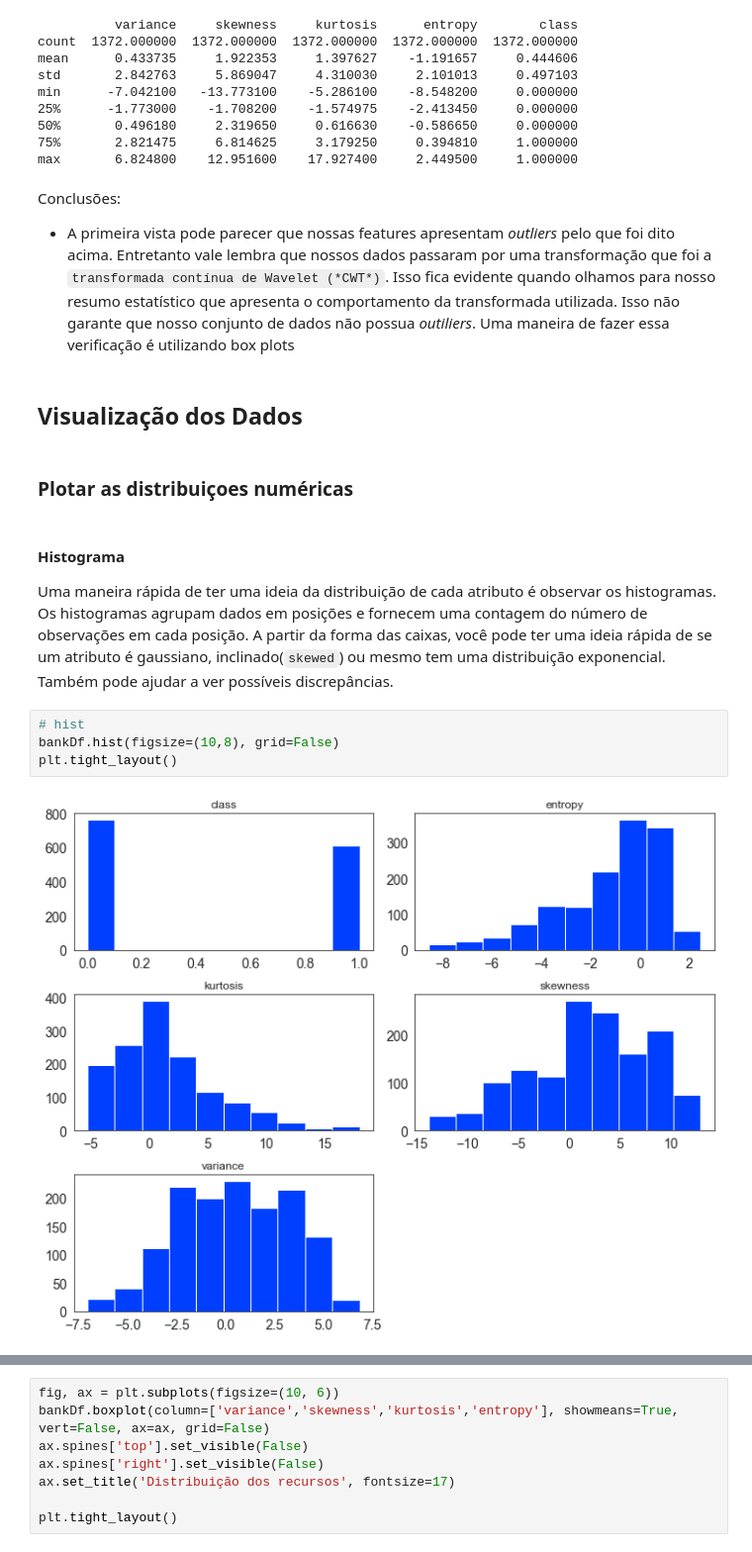
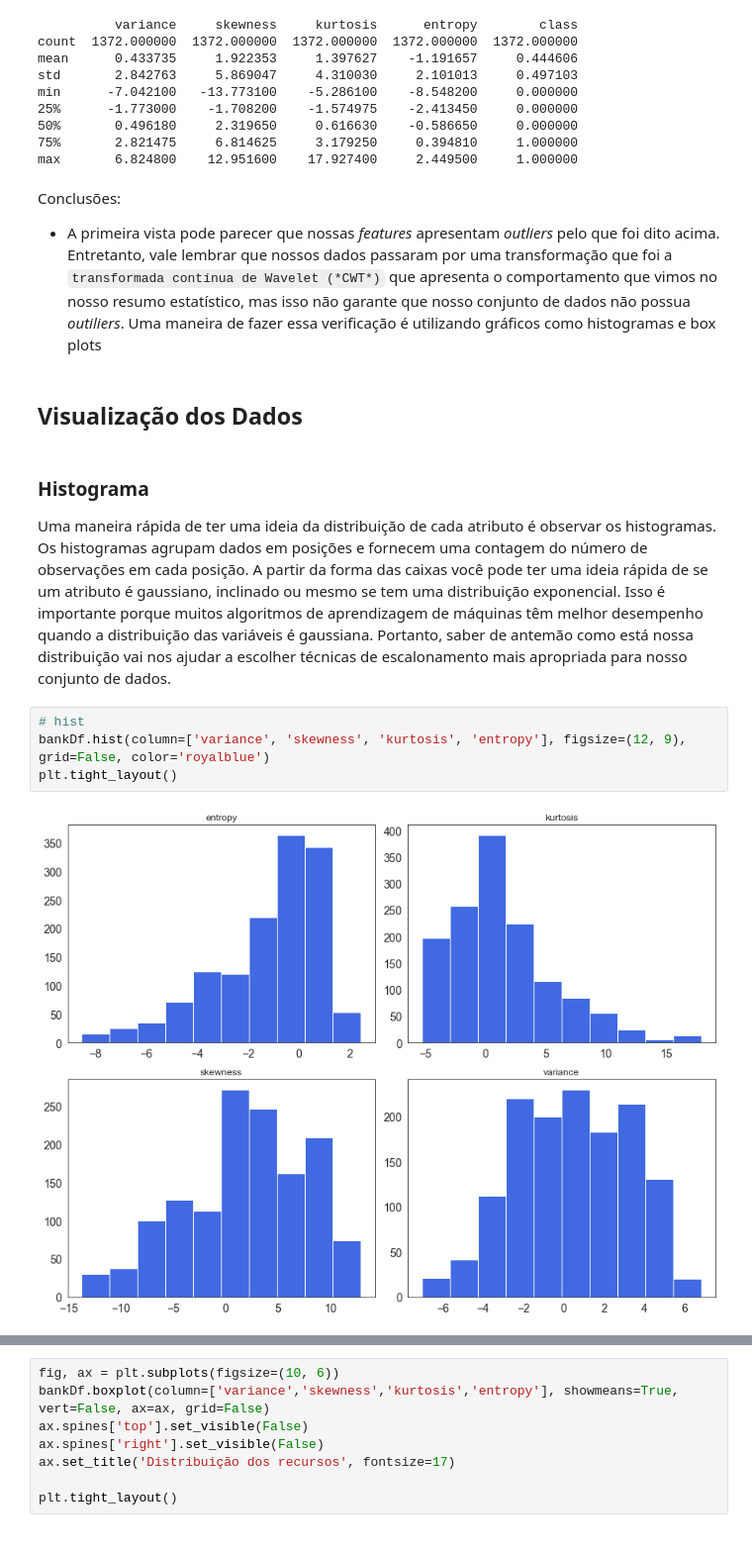
Before and after one commit to DanOakStats/Datasets_for_Practicing_Applied_Machine_Learning, a Jupyter notebook: Banknote.ipynb, the cells around one changed output, grey strips where cells are left out. Shown at 99% size. Saved outputs shown, nothing was run; the diff lists cells and outputs as text.

```diff
--- a/Banknote.ipynb
+++ b/Banknote.ipynb
@@ -237,17 +237,15 @@ min      -7.042100   -13.773100    -5.286100    -8.548200     0.000000
 max       6.824800    12.951600    17.927400     2.449500     1.000000
 # %% [markdown]
 Conclusões:
-* A primeira vista pode parecer que nossas features apresentam *outliers* pelo que foi dito acima. Entretanto vale lembra que nossos dados passaram por uma transformação que foi a `transformada contínua de Wavelet (*CWT*)`. Isso fica evidente quando olhamos para nosso resumo estatístico que apresenta o comportamento da transformada utilizada. Isso não garante que nosso conjunto de dados não possua *outiliers*. Uma maneira de fazer essa verificação é utilizando box plots
+* A primeira vista pode parecer que nossas *features* apresentam *outliers* pelo que foi dito acima. Entretanto, vale lembrar que nossos dados passaram por uma transformação que foi a `transformada contínua de Wavelet (*CWT*)` que apresenta o comportamento que vimos no nosso resumo estatístico, mas isso não garante que nosso conjunto de dados não possua *outiliers*. Uma maneira de fazer essa verificação é utilizando gráficos como histogramas e box plots
 # %% [markdown]
 ## Visualização dos Dados
-# %% [markdown]
-### Plotar as distribuiçoes numéricas
 # %% [markdown]
-#### Histograma
-Uma maneira rápida de ter uma ideia da distribuição de cada atributo é observar os histogramas. Os histogramas agrupam dados em posições e fornecem uma contagem do número de observações em cada posição. A partir da forma das caixas, você pode ter uma ideia rápida de se um atributo é gaussiano, inclinado(`skewed`) ou mesmo tem uma distribuição exponencial. Também pode ajudar a ver possíveis discrepâncias.
+### Histograma
+Uma maneira rápida de ter uma ideia da distribuição de cada atributo é observar os histogramas. Os histogramas agrupam dados em posições e fornecem uma contagem do número de observações em cada posição. A partir da forma das caixas você pode ter uma ideia rápida de se um atributo é gaussiano, inclinado ou mesmo se tem uma distribuição exponencial. Isso é importante porque muitos algoritmos de aprendizagem de máquinas têm melhor desempenho quando a distribuição das variáveis é gaussiana. Portanto, saber de antemão como está nossa distribuição vai nos ajudar a escolher técnicas de escalonamento mais apropriada para nosso conjunto de dados.
 # %%
 # hist
-bankDf.hist(figsize=(10,8), grid=False)
+bankDf.hist(column=['variance', 'skewness', 'kurtosis', 'entropy'], figsize=(12, 9), grid=False, color='royalblue')
 plt.tight_layout()
 # %% [output]
-[figure, old version]
+[figure, new version]
```
Also changed, not shown: parts of 30 cells of this notebook.
